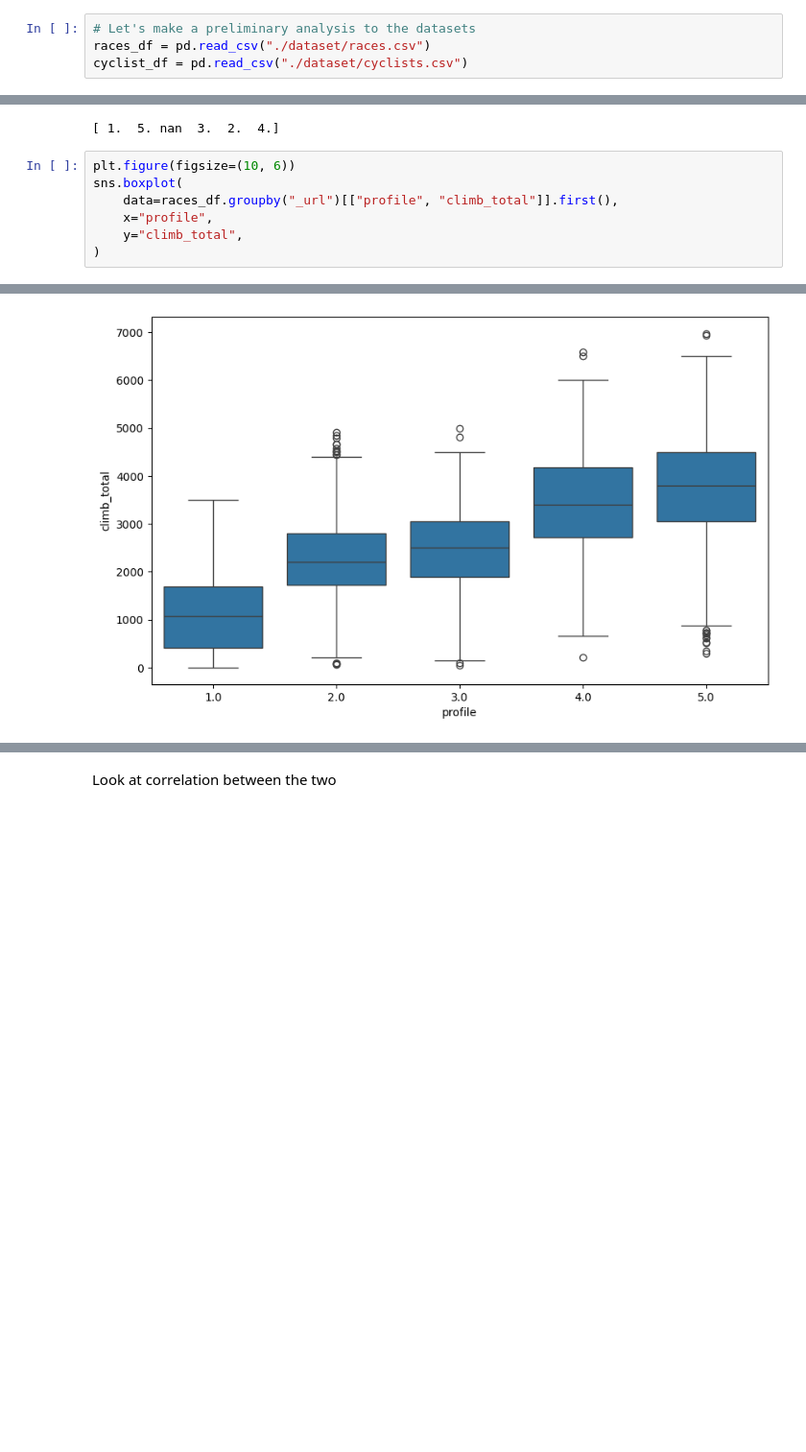
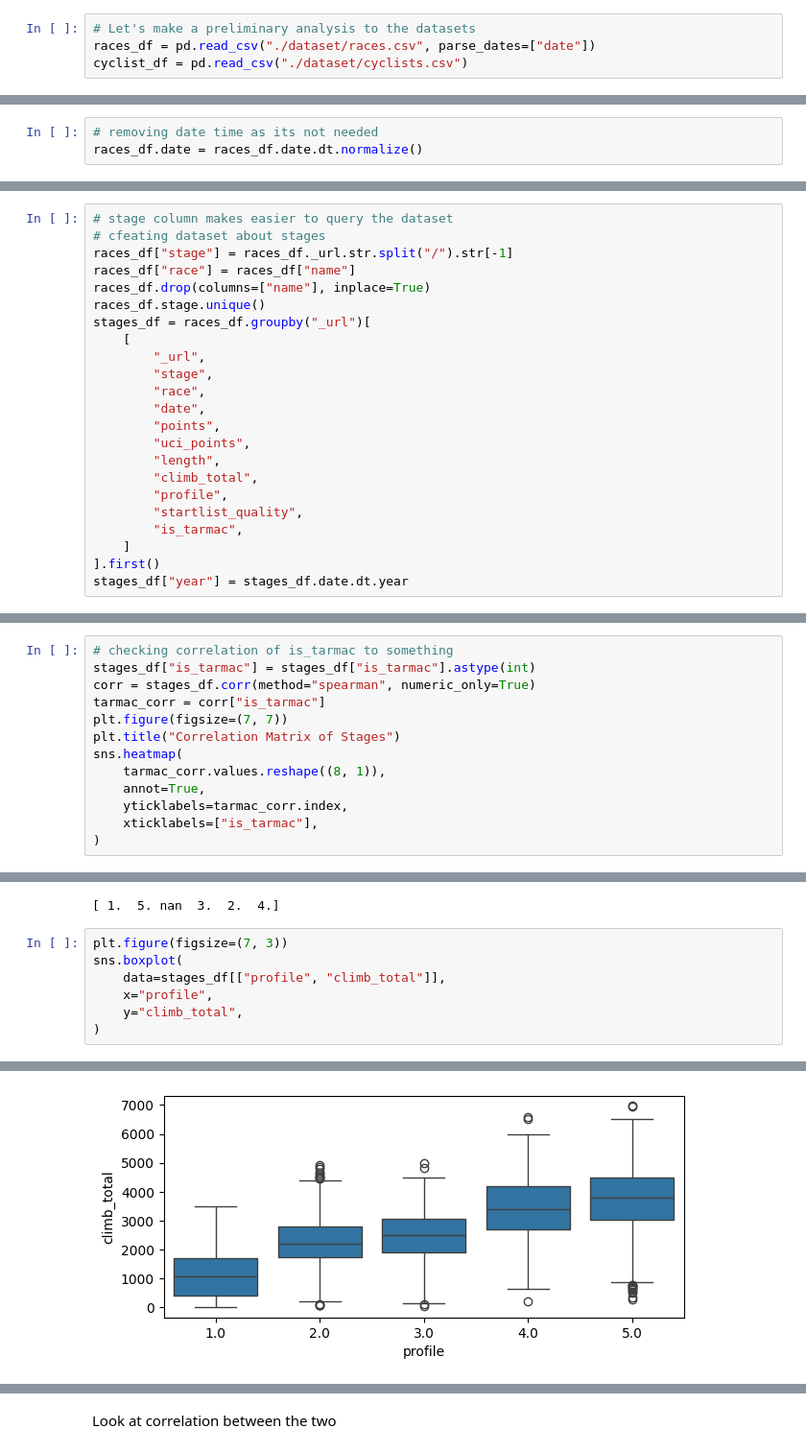
Before and after one commit to DiVitoTommaso/Cyclists-Races_Data-Mining, a Jupyter notebook: Data Mining.ipynb, the cells around one changed output, grey strips where cells are left out. Shown at 96% size. Cells and saved outputs as stored; diff of their text form; blank space fills up the shorter version.

```diff
--- a/Data Mining.ipynb
+++ b/Data Mining.ipynb
@@ -11,7 +11,7 @@ import sklearn.impute as imp
 Load the datasets to analize them separately
 # %%
 # Let's make a preliminary analysis to the datasets
-races_df = pd.read_csv("./dataset/races.csv")
+races_df = pd.read_csv("./dataset/races.csv", parse_dates=["date"])
 cyclist_df = pd.read_csv("./dataset/cyclists.csv")
 # %% [markdown]
 # Ciclist table preliminary analysis
@@ -198,3 +241,6 @@ print(races_df["date"].unique())
+# %%
+# removing date time as its not needed
+races_df.date = races_df.date.dt.normalize()
 # %% [markdown]
 ### Resolve NaN points
 # %% [markdown]
@@ -227,0 +277,23 @@ races_df["points"] = races_df["points"].astype(int)
+# %%
+# stage column makes easier to query the dataset
+# cfeating dataset about stages
+races_df["stage"] = races_df._url.str.split("/").str[-1]
+races_df["race"] = races_df["name"]
+races_df.drop(columns=["name"], inplace=True)
+races_df.stage.unique()
+stages_df = races_df.groupby("_url")[
+    [
+        "_url",
+        "stage",
+        "race",
+        "date",
+        "points",
+        "uci_points",
+        "length",
+        "climb_total",
+        "profile",
+        "startlist_quality",
+        "is_tarmac",
+    ]
+].first()
+stages_df["year"] = stages_df.date.dt.year
@@ -241,0 +328,13 @@ print(races_df.is_tarmac.unique())
+# %%
+# checking correlation of is_tarmac to something
+stages_df["is_tarmac"] = stages_df["is_tarmac"].astype(int)
+corr = stages_df.corr(method="spearman", numeric_only=True)
+tarmac_corr = corr["is_tarmac"]
+plt.figure(figsize=(7, 7))
+plt.title("Correlation Matrix of Stages")
+sns.heatmap(
+    tarmac_corr.values.reshape((8, 1)),
+    annot=True,
+    yticklabels=tarmac_corr.index,
+    xticklabels=["is_tarmac"],
+)
@@ -287,13 +410,13 @@ print(races_df.profile.unique())
 # %% [output]
 [ 1.  5. nan  3.  2.  4.]
 # %%
-plt.figure(figsize=(10, 6))
+plt.figure(figsize=(7, 3))
 sns.boxplot(
-    data=races_df.groupby("_url")[["profile", "climb_total"]].first(),
+    data=stages_df[["profile", "climb_total"]],
     x="profile",
     y="climb_total",
 )
 # %% [output]
 <Axes: xlabel='profile', ylabel='climb_total'>
-[figure, old version]
+[figure, new version]
 # %%
```
Also changed, not shown: parts of 33 cells of this notebook.
